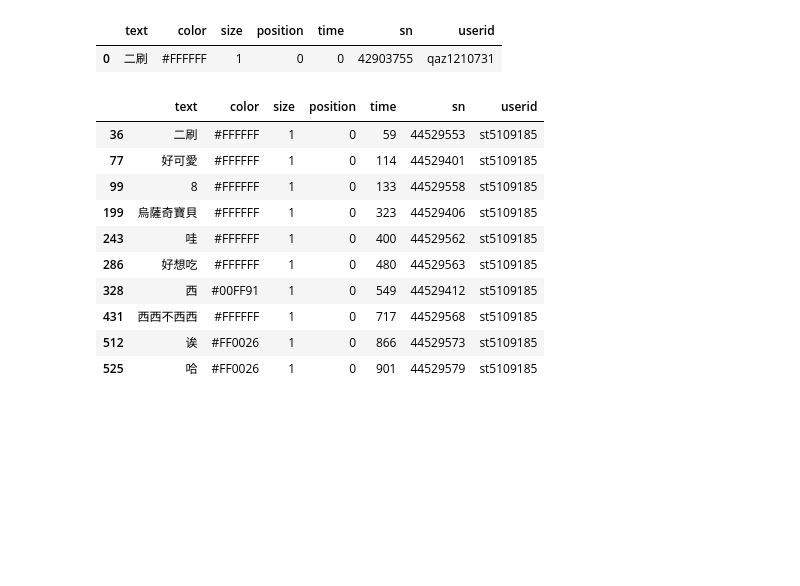
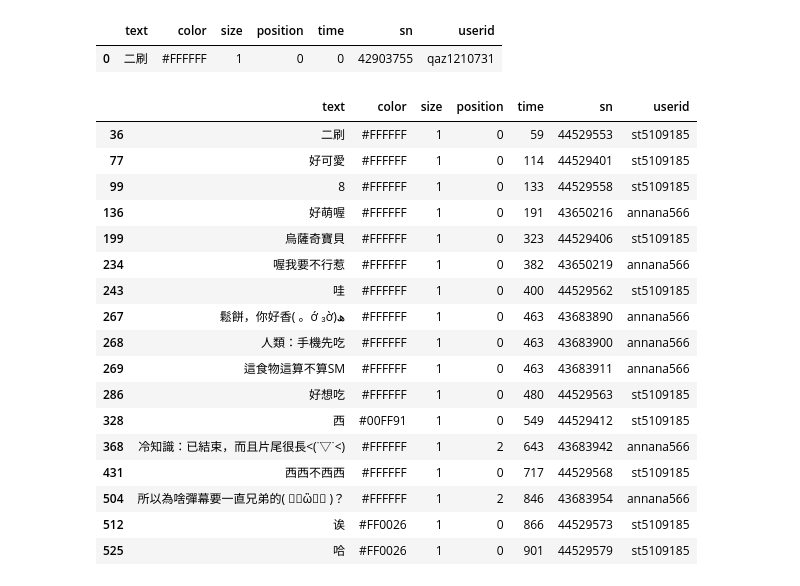
Before and after one commit to Elwing-Chou/tibame20250918, a Jupyter notebook: tibame20251008.ipynb, the cells around one changed output. Saved outputs shown, nothing was run; the diff lists cells and outputs as text; code cells hidden in the pictures; blank space fills up the shorter version.

```diff
--- a/tibame20251008.ipynb
+++ b/tibame20251008.ipynb
@@ -126,18 +126,28 @@ df[cols]
 # %%
 # 篩選
 df["userid"].value_counts()
 # 第一名: st5109185  第二名: annana566
+# 而且(and) &  或者(or) |
 fil1 = df["userid"] == "st5109185"
-df[fil1]
+fil2 = df["userid"] == "annana566"
+fil = fil1 | fil2
+df[fil]
 # %% [output]
 |  | text | color | size | position | time | sn | userid |
 | 36 | 二刷 | #FFFFFF | 1 | 0 | 59 | 44529553 | st5109185 |
 | 77 | 好可愛 | #FFFFFF | 1 | 0 | 114 | 44529401 | st5109185 |
 | 99 | 8 | #FFFFFF | 1 | 0 | 133 | 44529558 | st5109185 |
+| 136 | 好萌喔 | #FFFFFF | 1 | 0 | 191 | 43650216 | annana566 |
 | 199 | 烏薩奇寶貝 | #FFFFFF | 1 | 0 | 323 | 44529406 | st5109185 |
+| 234 | 喔我要不行惹 | #FFFFFF | 1 | 0 | 382 | 43650219 | annana566 |
 | 243 | 哇 | #FFFFFF | 1 | 0 | 400 | 44529562 | st5109185 |
+| 267 | 鬆餅，你好香( 。ớ ₃ờ)ھ | #FFFFFF | 1 | 0 | 463 | 43683890 | annana566 |
+| 268 | 人類：手機先吃 | #FFFFFF | 1 | 0 | 463 | 43683900 | annana566 |
+| 269 | 這食物這算不算SM | #FFFFFF | 1 | 0 | 463 | 43683911 | annana566 |
 | 286 | 好想吃 | #FFFFFF | 1 | 0 | 480 | 44529563 | st5109185 |
 | 328 | 西 | #00FF91 | 1 | 0 | 549 | 44529412 | st5109185 |
+| 368 | 冷知識：已結束，而且片尾很長<(˙▽˙<) | #FFFFFF | 1 | 2 | 643 | 43683942 | annana566 |
 | 431 | 西西不西西 | #FFFFFF | 1 | 0 | 717 | 44529568 | st5109185 |
+| 504 | 所以為啥彈幕要一直兄弟的( ･᷄ὢ･᷅ )？ | #FFFFFF | 1 | 2 | 846 | 43683954 | annana566 |
 | 512 | 诶 | #FF0026 | 1 | 0 | 866 | 44529573 | st5109185 |
 | 525 | 哈 | #FF0026 | 1 | 0 | 901 | 44529579 | st5109185 |
```
